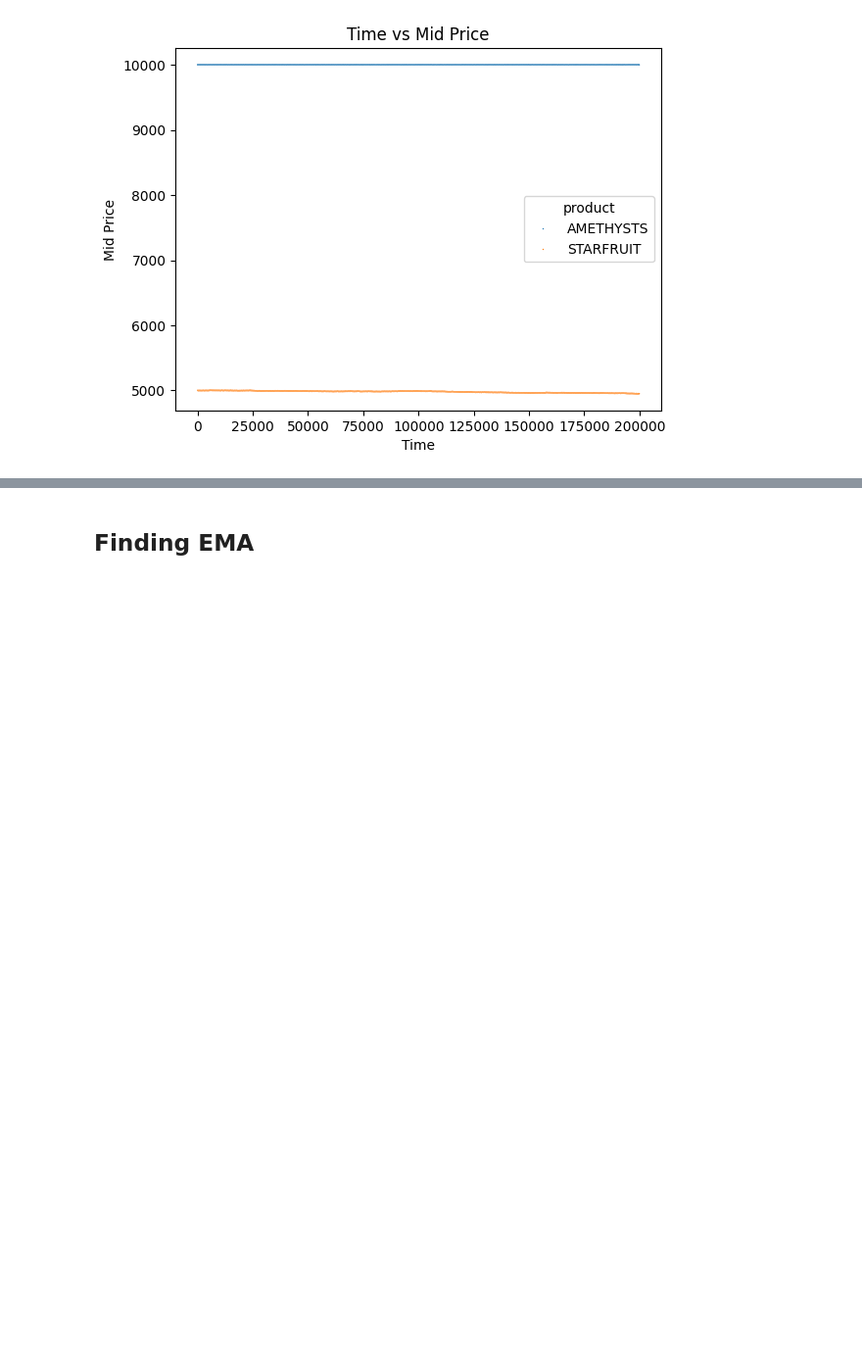
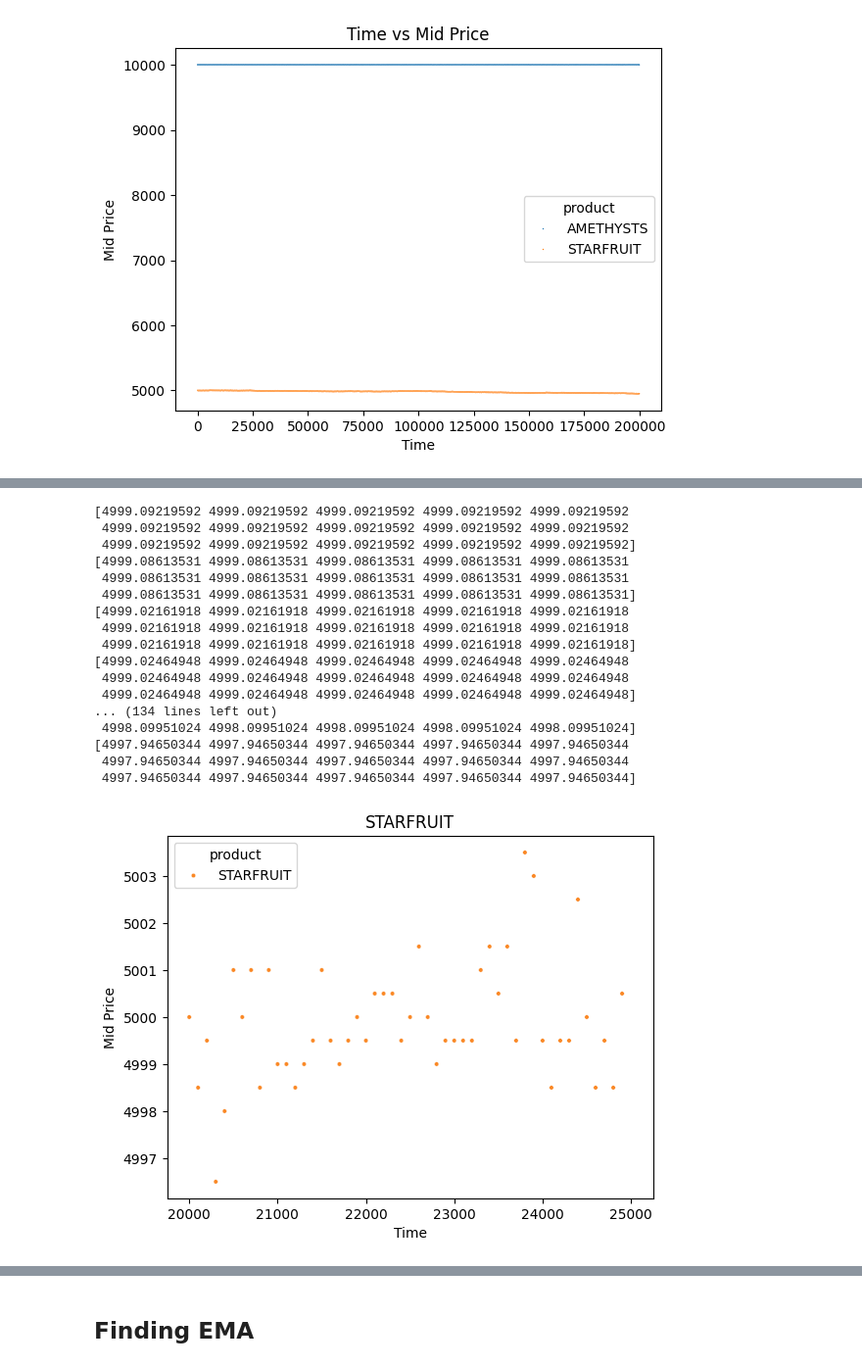
Before and after one commit to VincentG03/IMC-Poverty, a Jupyter notebook: Ziheng/output.ipynb, the cells around one changed output, grey strips where cells are left out. Shown: that part at 98% size. Cells and saved outputs as stored; diff of their text form; code cells hidden in the pictures; blank space fills up the shorter version.

```diff
--- a/Ziheng/output.ipynb
+++ b/Ziheng/output.ipynb
@@ -72,0 +37,38 @@ plt.ylabel('Mid Price')
+# %%
+sns.scatterplot(data=df[df['product'] == 'STARFRUIT'].iloc[200:250], x='timestamp', y='mid_price', hue='product', s = 10, palette=['#fa8825'])
+for i in range(200, 250, 1):
+    x_new = []
+    minus = -1400
+    for _ in range(15):
+        x_new.append(time[i] + minus)
+    # x_1 = time[i]-100
+    # x_2 = time[i]-200
+    # x_3 = time[i]-300
+    # x_new = [x_3, x_2, x_1, time[i]]
+    c, m = lin_reg(np.array(x_new), np.array(gradient_lst[i]))
+    y = m * np.array(x_new) + c
+    print(y)
+    plt.plot(x_new, y)
+plt.title('STARFRUIT')
+plt.xlabel('Time')
+plt.ylabel('Mid Price')
+plt.show()
+# %% [output]
+[4999.09219592 4999.09219592 4999.09219592 4999.09219592 4999.09219592
+ 4999.09219592 4999.09219592 4999.09219592 4999.09219592 4999.09219592
+ 4999.09219592 4999.09219592 4999.09219592 4999.09219592 4999.09219592]
+[4999.08613531 4999.08613531 4999.08613531 4999.08613531 4999.08613531
+ 4999.08613531 4999.08613531 4999.08613531 4999.08613531 4999.08613531
+ 4999.08613531 4999.08613531 4999.08613531 4999.08613531 4999.08613531]
+[4999.02161918 4999.02161918 4999.02161918 4999.02161918 4999.02161918
+ 4999.02161918 4999.02161918 4999.02161918 4999.02161918 4999.02161918
+ 4999.02161918 4999.02161918 4999.02161918 4999.02161918 4999.02161918]
+[4999.02464948 4999.02464948 4999.02464948 4999.02464948 4999.02464948
+ 4999.02464948 4999.02464948 4999.02464948 4999.02464948 4999.02464948
+ 4999.02464948 4999.02464948 4999.02464948 4999.02464948 4999.02464948]
+... (134 lines left out)
+ 4998.09951024 4998.09951024 4998.09951024 4998.09951024 4998.09951024]
+[4997.94650344 4997.94650344 4997.94650344 4997.94650344 4997.94650344
+ 4997.94650344 4997.94650344 4997.94650344 4997.94650344 4997.94650344
+ 4997.94650344 4997.94650344 4997.94650344 4997.94650344 4997.94650344]
+[figure, added]
```
Also changed, not shown: parts of 10 cells of this notebook, 1 other file.
